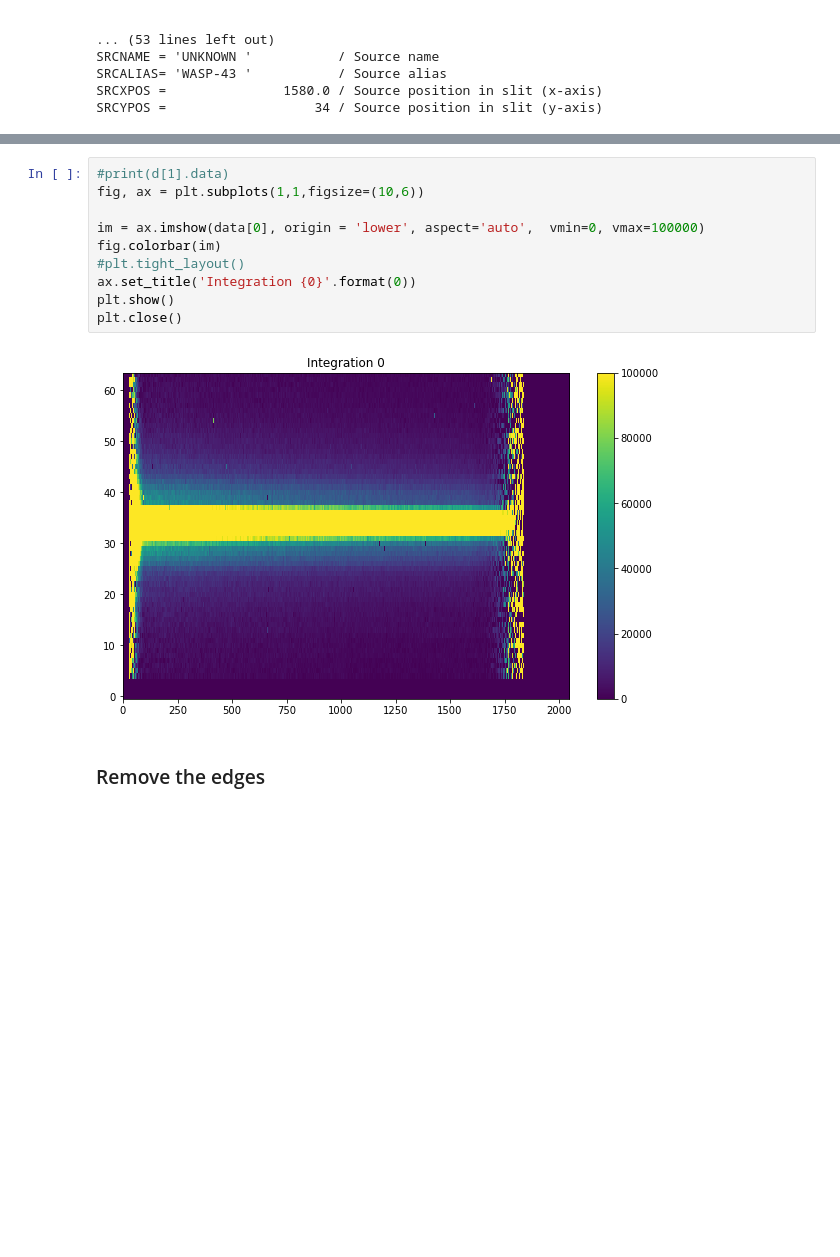
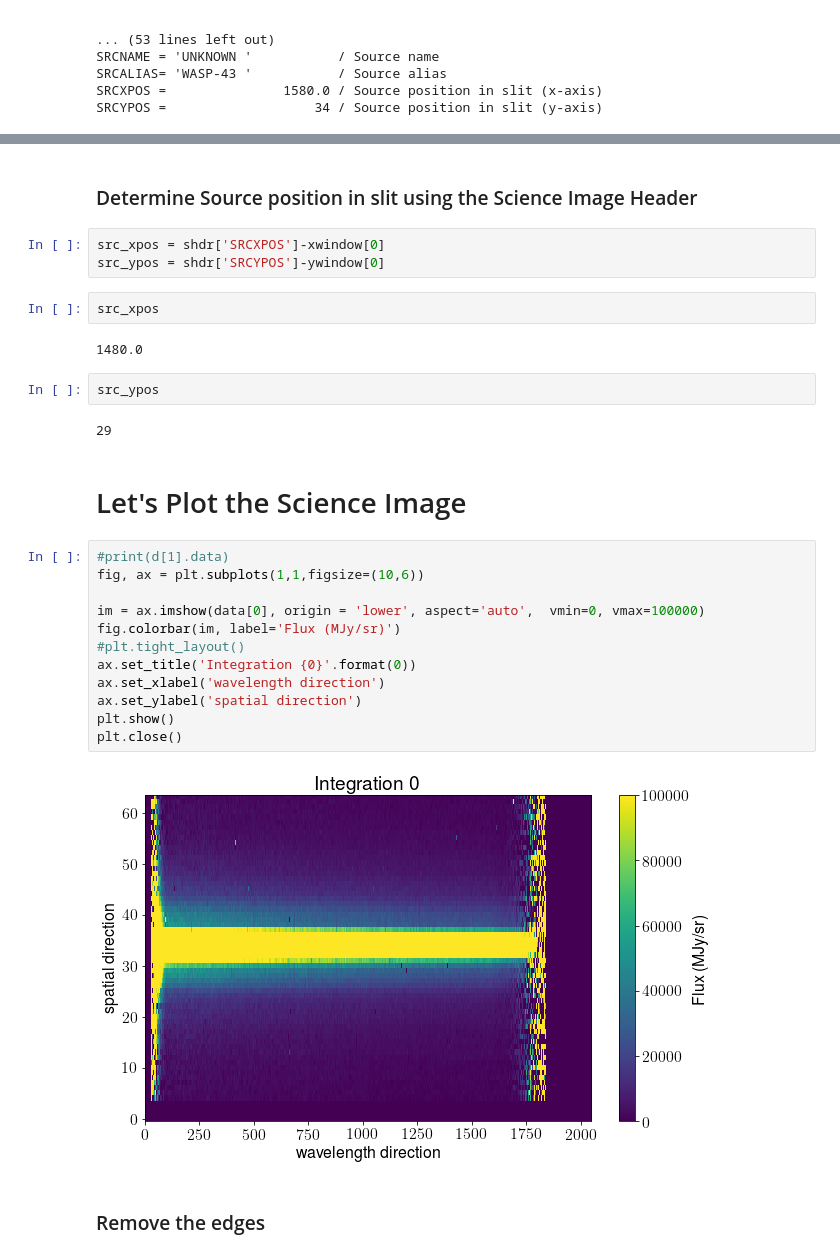
Before and after one commit to kevin218/Eureka, a Jupyter notebook: demos/Introduction to Eureka.ipynb, the cells around one changed output, grey strips where cells are left out. Cells and saved outputs as stored; diff of their text form; blank space fills up the shorter version.

```diff
--- a/demos/Introduction to Eureka.ipynb
+++ b/demos/Introduction to Eureka.ipynb
@@ -152,15 +160,32 @@ SRCYPOS =                   34 / Source position in slit (y-axis)
+# %% [markdown]
+### Determine Source position in slit using the Science Image Header
+# %%
+src_xpos = shdr['SRCXPOS']-xwindow[0]
+src_ypos = shdr['SRCYPOS']-ywindow[0]
+# %%
+src_xpos
+# %% [output]
+1480.0
+# %%
+src_ypos
+# %% [output]
+29
+# %% [markdown]
+# Let's Plot the Science Image
 # %%
 #print(d[1].data)
 fig, ax = plt.subplots(1,1,figsize=(10,6))
 
 im = ax.imshow(data[0], origin = 'lower', aspect='auto',  vmin=0, vmax=100000)
-fig.colorbar(im)
+fig.colorbar(im, label='Flux (MJy/sr)')
 #plt.tight_layout()
 ax.set_title('Integration {0}'.format(0))
+ax.set_xlabel('wavelength direction')
+ax.set_ylabel('spatial direction')
 plt.show()
 plt.close()
 # %% [output]
-[figure, old version]
+[figure, new version]
 # %% [markdown]
 ### Remove the edges
 # %%
```
Also changed, not shown: parts of 38 cells of this notebook.
